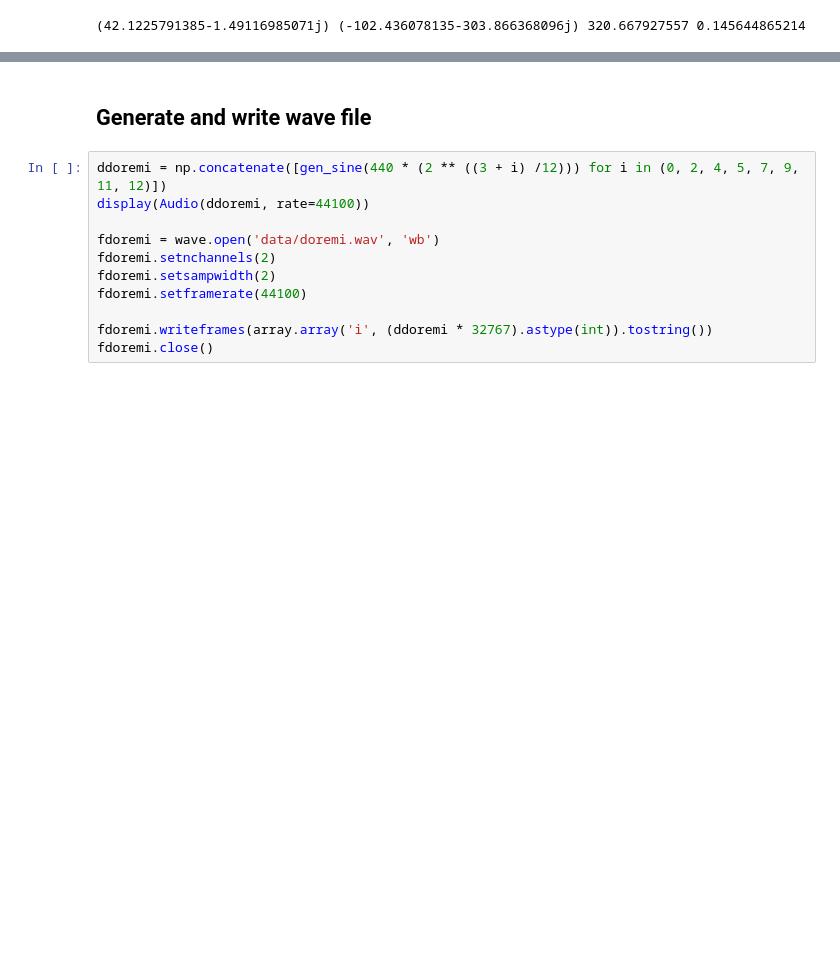
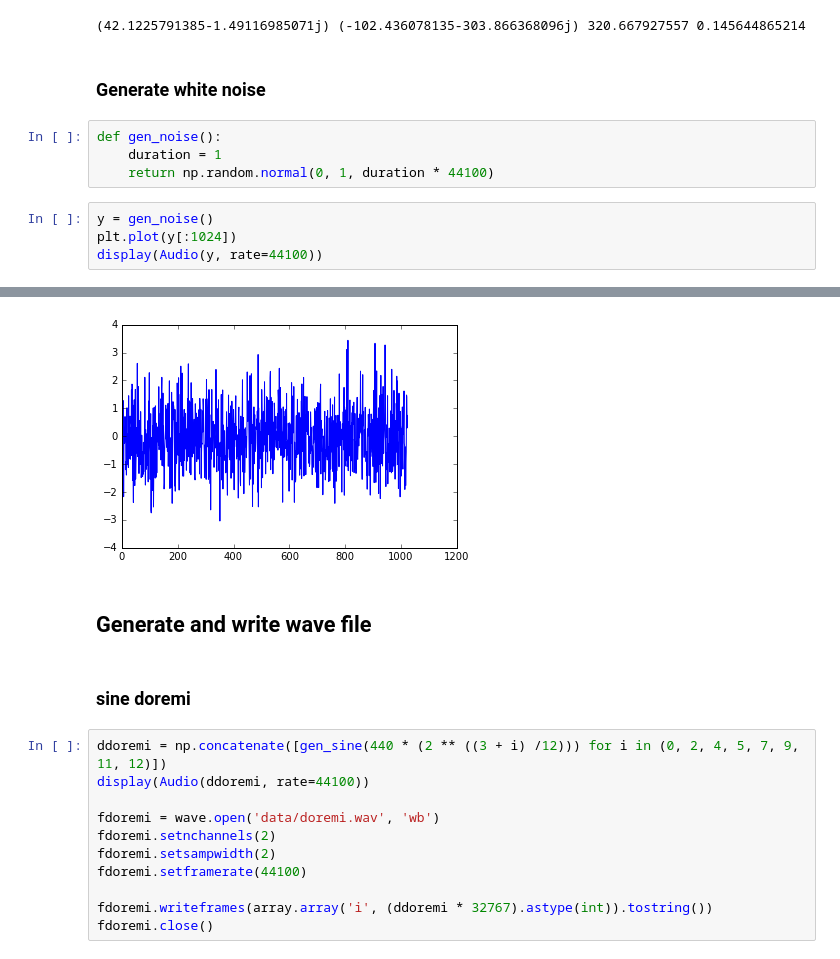
Before and after one commit to keik/battlefield-acoustics, a Jupyter notebook: sample-generator.ipynb, the cells around one changed output, grey strips where cells are left out. Drawn from its saved outputs; the diff is of its cells as text; blank space fills up the shorter version.

Commit message:
Add noise example

```diff
--- a/sample-generator.ipynb
+++ b/sample-generator.ipynb
@@ -57,3 +57,14 @@ print(D.max(), D.min(), np.abs(D).max(), np.abs(D).min())
 # %% [output]
 [figure]
 (42.1225791385-1.49116985071j) (-102.436078135-303.866368096j) 320.667927557 0.145644865214
+# %% [markdown]
+### Generate white noise
+# %%
+def gen_noise():
+    duration = 1
+    return np.random.normal(0, 1, duration * 44100)
+# %%
+y = gen_noise()
+plt.plot(y[:1024])
+display(Audio(y, rate=44100))
+# %% [output]
@@ -60,5 +72,8 @@ print(D.max(), D.min(), np.abs(D).max(), np.abs(D).min())
+[figure, added]
 # %% [markdown]
 ## Generate and write wave file
+# %% [markdown]
+### sine doremi
 # %%
 ddoremi = np.concatenate([gen_sine(440 * (2 ** ((3 + i) /12))) for i in (0, 2, 4, 5, 7, 9, 11, 12)])
 display(Audio(ddoremi, rate=44100))
```
Also changed, not shown: parts of 3 cells of this notebook, 1 other file.
